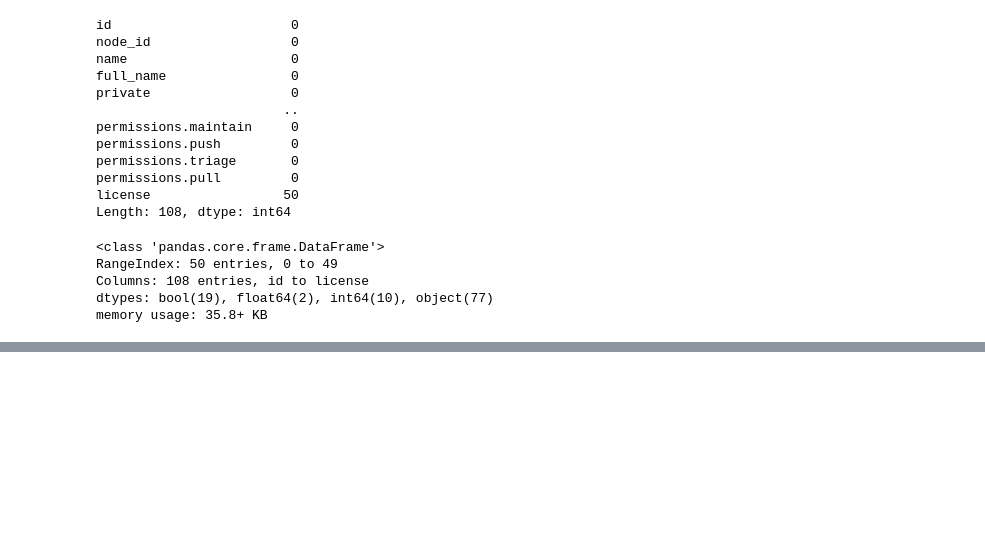
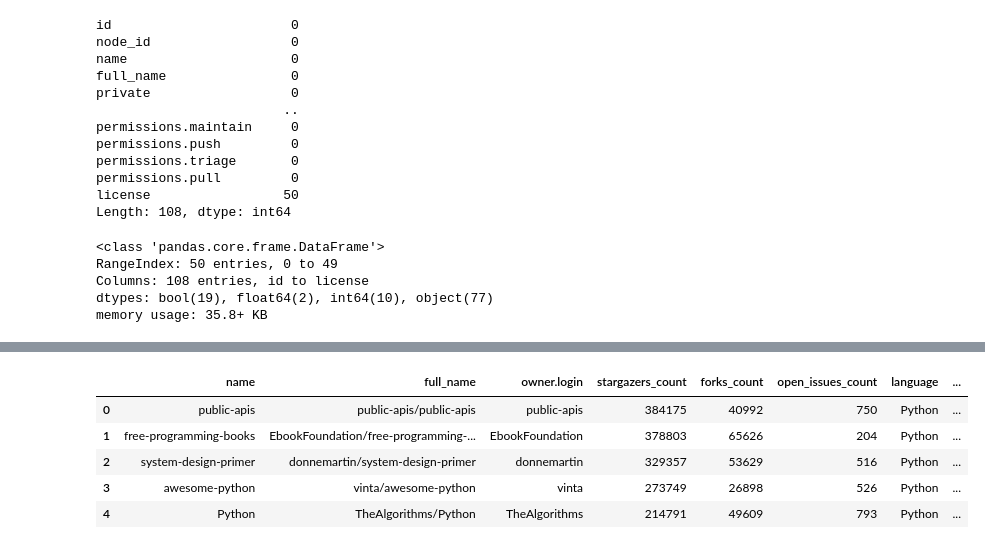
Before and after one commit to akberanwer1234/programming_and_analysis_ca2, a Jupyter notebook: experiments.ipynb, the cells around one changed output, grey strips where cells are left out. Drawn from its saved outputs; the diff is of its cells as text; code cells hidden in the pictures; blank space fills up the shorter version.

Commit message:
did feature enginerring like focused on reppository age and starts to forks ration & applied some filters on stars, repo age, and discarded repos, etc...

```diff
--- a/experiments.ipynb
+++ b/experiments.ipynb
@@ -134,0 +135,18 @@ df_clean.head()
+# %%
+today = pd.Timestamp.utcnow()
+
+df_clean["repo_age_days"] = (today - df_clean["created_at"]).dt.days
+
+df_clean["stars_forks_ratio"] = (
+    df_clean["stargazers_count"] /
+    df_clean["forks_count"].replace(0, 1)
+)
+
+df_clean.head()
+# %% [output]
+|  | name | full_name | owner.login | stargazers_count | forks_count | open_issues_count | language | ... |
+| 0 | public-apis | public-apis/public-apis | public-apis | 384175 | 40992 | 750 | Python | ... |
+| 1 | free-programming-books | EbookFoundation/free-programming-... | EbookFoundation | 378803 | 65626 | 204 | Python | ... |
+| 2 | system-design-primer | donnemartin/system-design-primer | donnemartin | 329357 | 53629 | 516 | Python | ... |
+| 3 | awesome-python | vinta/awesome-python | vinta | 273749 | 26898 | 526 | Python | ... |
+| 4 | Python | TheAlgorithms/Python | TheAlgorithms | 214791 | 49609 | 793 | Python | ... |
```
Also changed, not shown: parts of 7 cells of this notebook, 1 other file.
